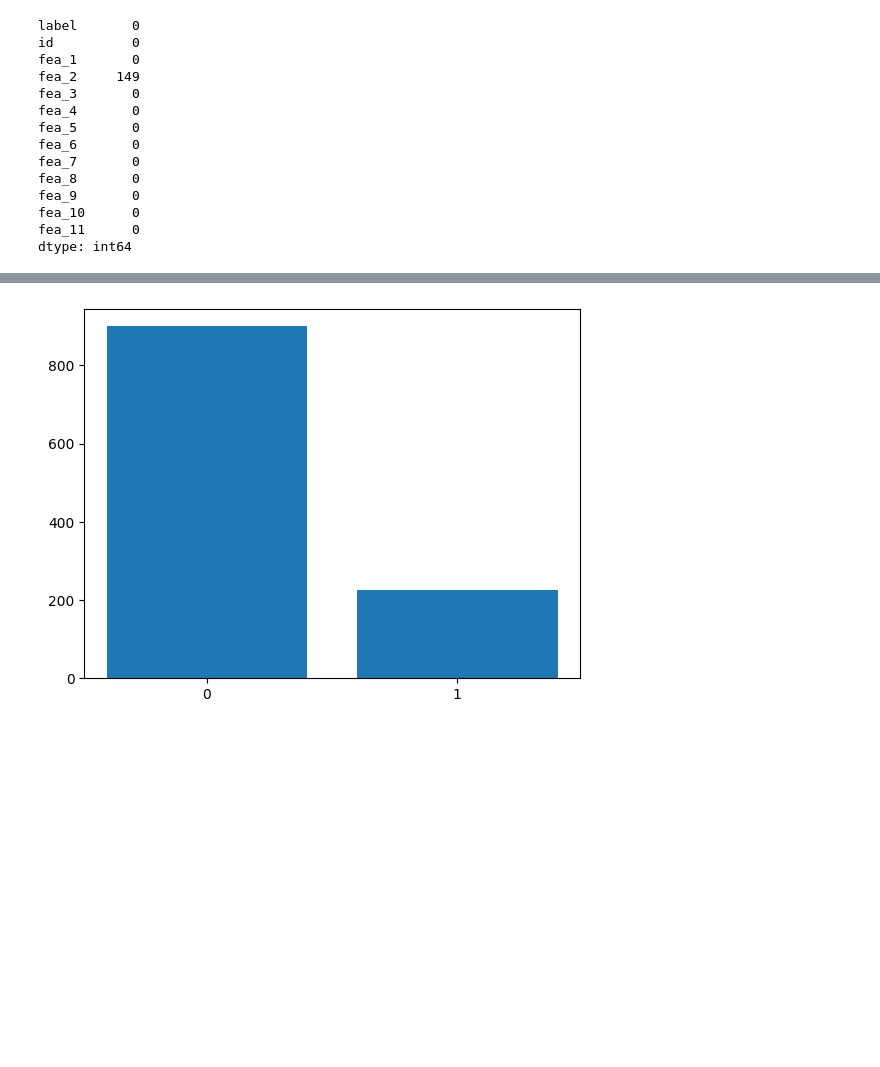
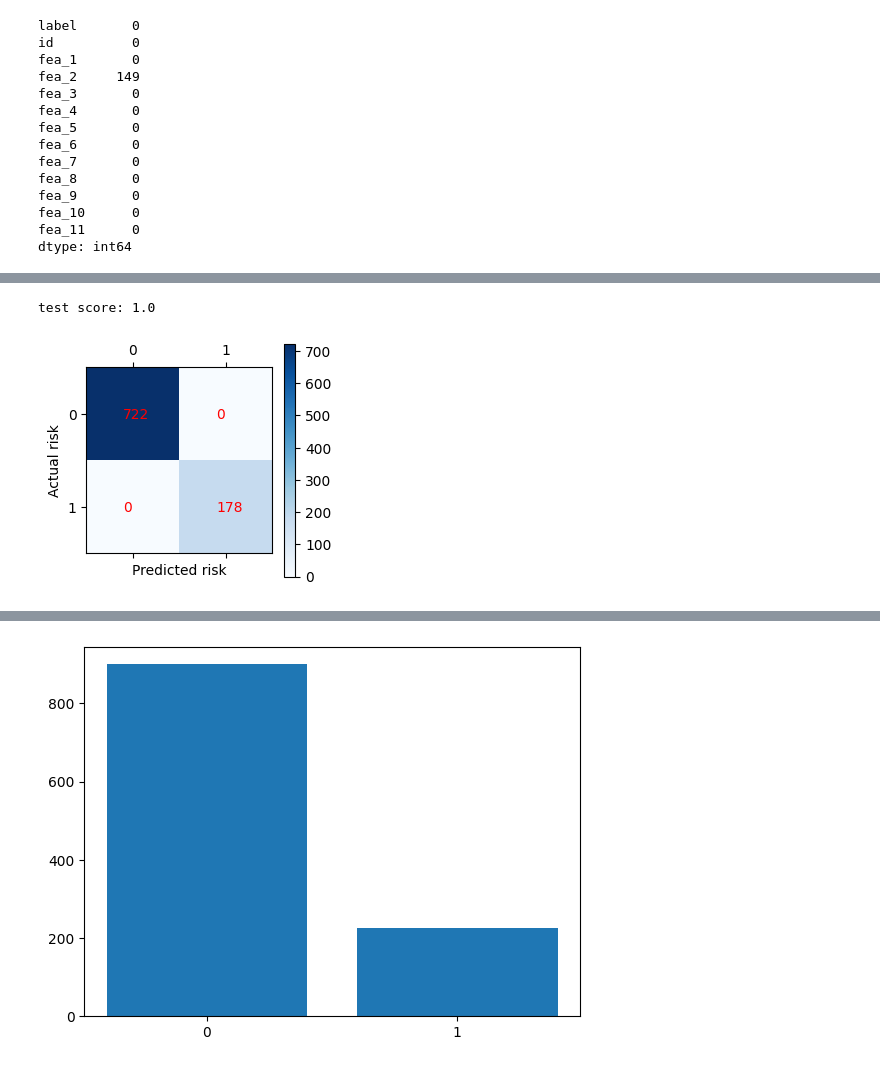
Before and after one commit to ksnkh/decision-trees-coursework, a Jupyter notebook: decision tree classifier.ipynb, the cells around one changed output, grey strips where cells are left out. Drawn from its saved outputs; the diff is of its cells as text; code cells hidden in the pictures; blank space fills up the shorter version.

```diff
--- a/decision tree classifier.ipynb
+++ b/decision tree classifier.ipynb
@@ -89,0 +133,6 @@ customer_data.describe()
+# %%
+print(f'test score: {clf1.score(x1_train, y1_train)}')
+plot_cmatrix(y1_train, clf1.predict(x1_train))
+# %% [output]
+test score: 1.0
+[figure, added]
```
Also changed, not shown: parts of 40 cells of this notebook.
